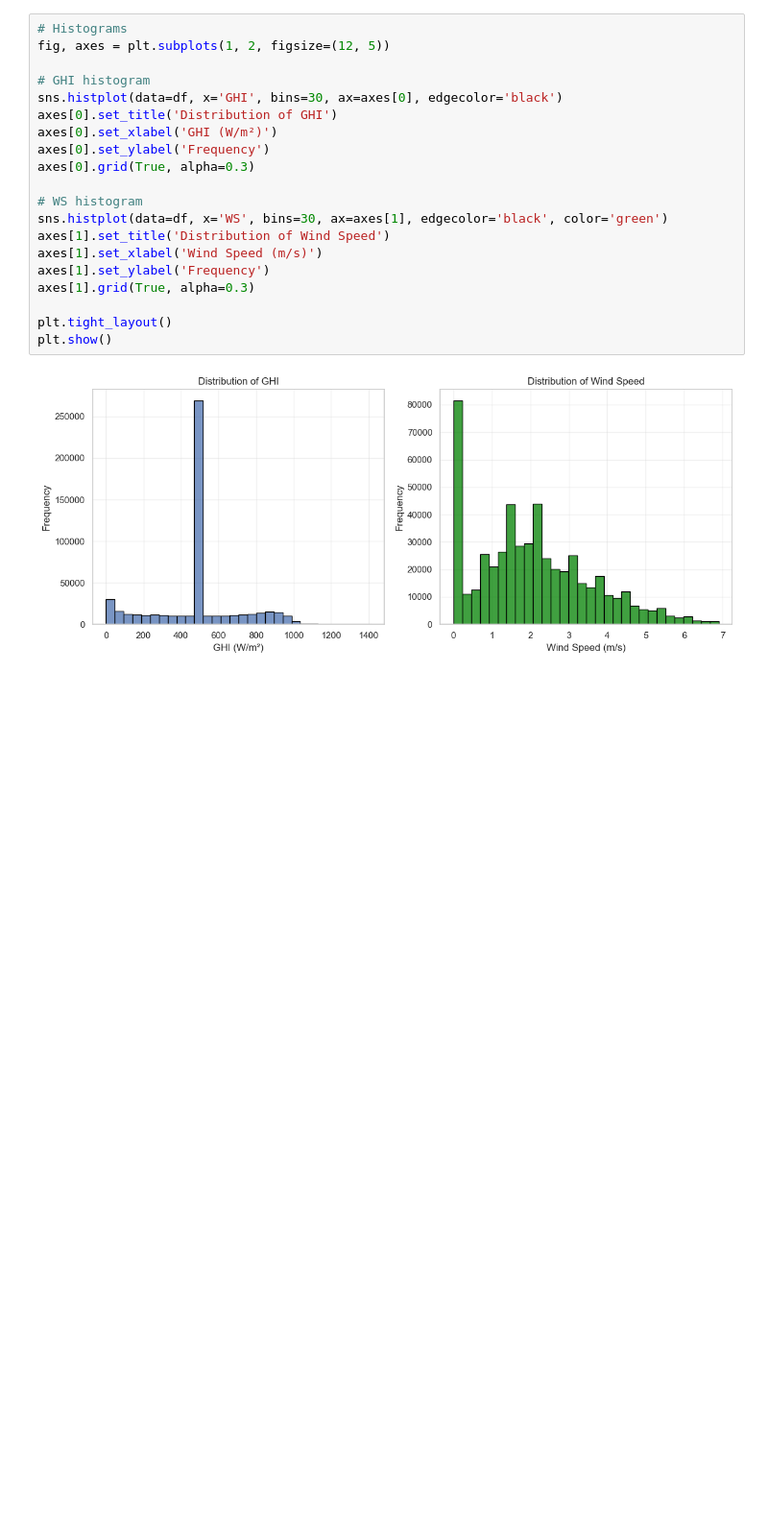
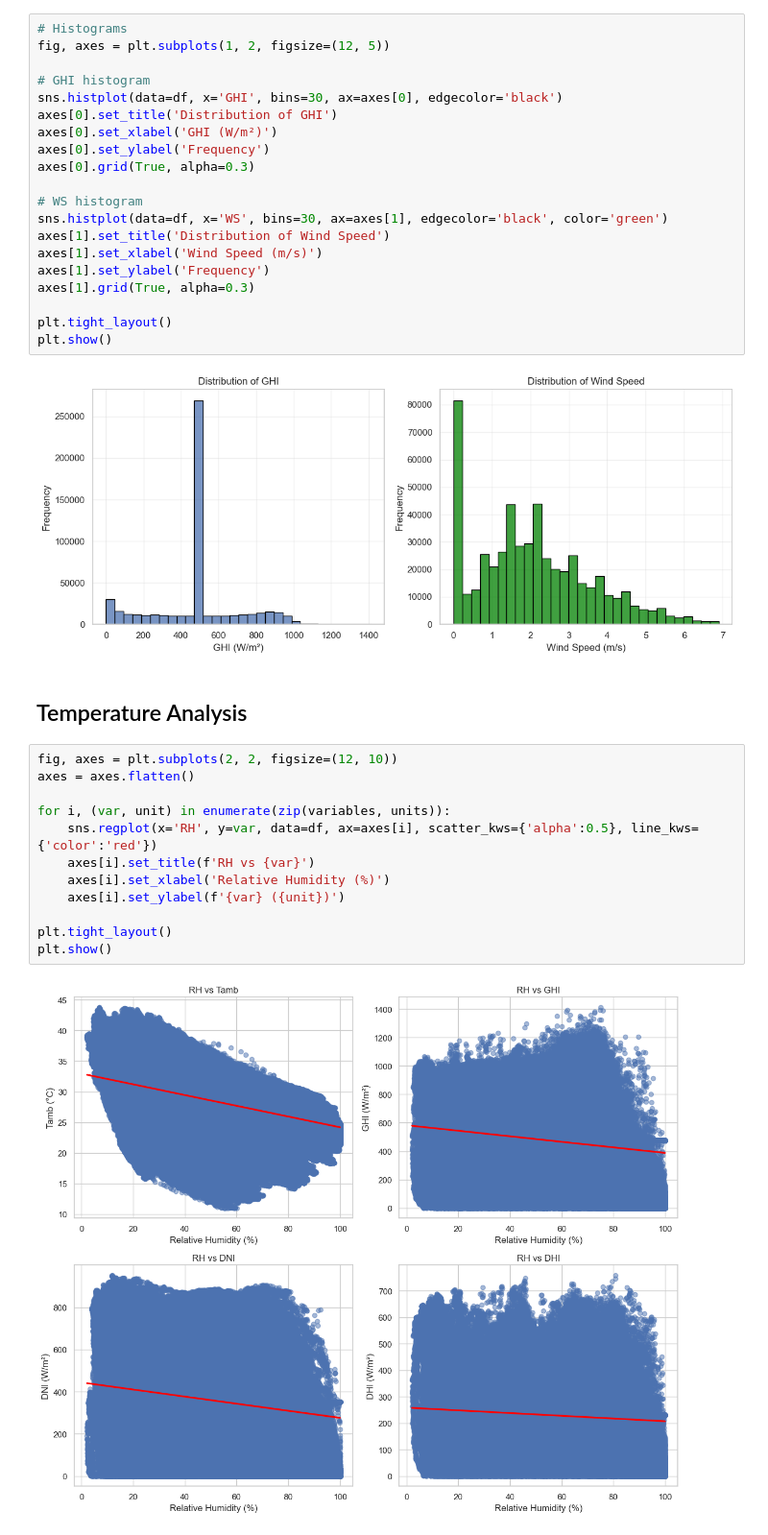
Before and after one commit to metasebiya/solar-challenge-week1, a Jupyter notebook: notebooks/benin_eda.ipynb, the cells around one changed output. Shown at 96% size. Saved outputs shown, nothing was run; the diff lists cells and outputs as text; blank space fills up the shorter version.

Commit message:
chore: Temprature Analysis

```diff
--- a/notebooks/benin_eda.ipynb
+++ b/notebooks/benin_eda.ipynb
@@ -377,3 +379,19 @@ plt.tight_layout()
 plt.show()
 # %% [output]
 [figure]
+# %% [markdown]
+## Temperature Analysis
+# %%
+fig, axes = plt.subplots(2, 2, figsize=(12, 10))
+axes = axes.flatten()
+
+for i, (var, unit) in enumerate(zip(variables, units)):
+    sns.regplot(x='RH', y=var, data=df, ax=axes[i], scatter_kws={'alpha':0.5}, line_kws={'color':'red'})
+    axes[i].set_title(f'RH vs {var}')
+    axes[i].set_xlabel('Relative Humidity (%)')
+    axes[i].set_ylabel(f'{var} ({unit})')
+
+plt.tight_layout()
+plt.show()
+# %% [output]
+[figure, added]
```
Also changed, not shown: parts of 2 cells of this notebook.
